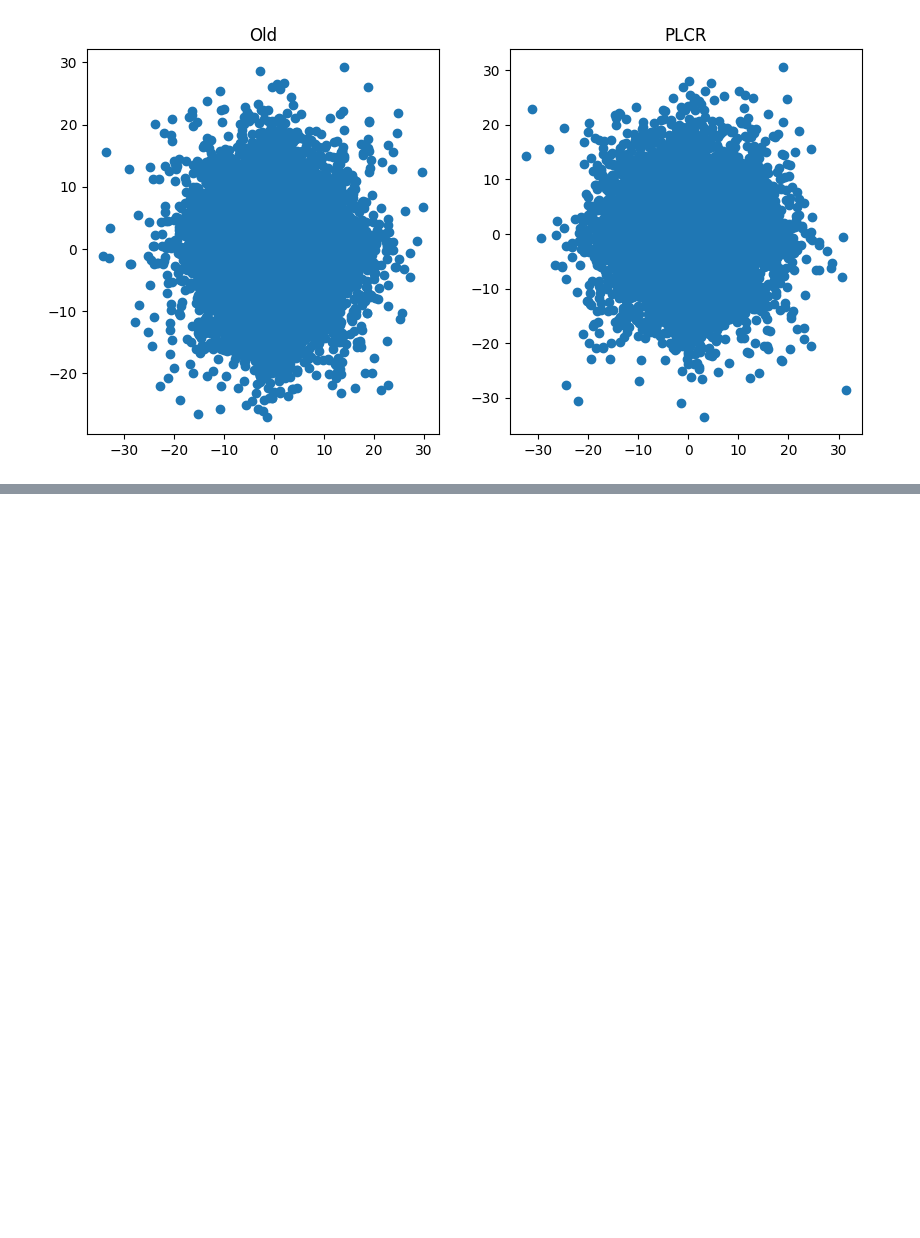
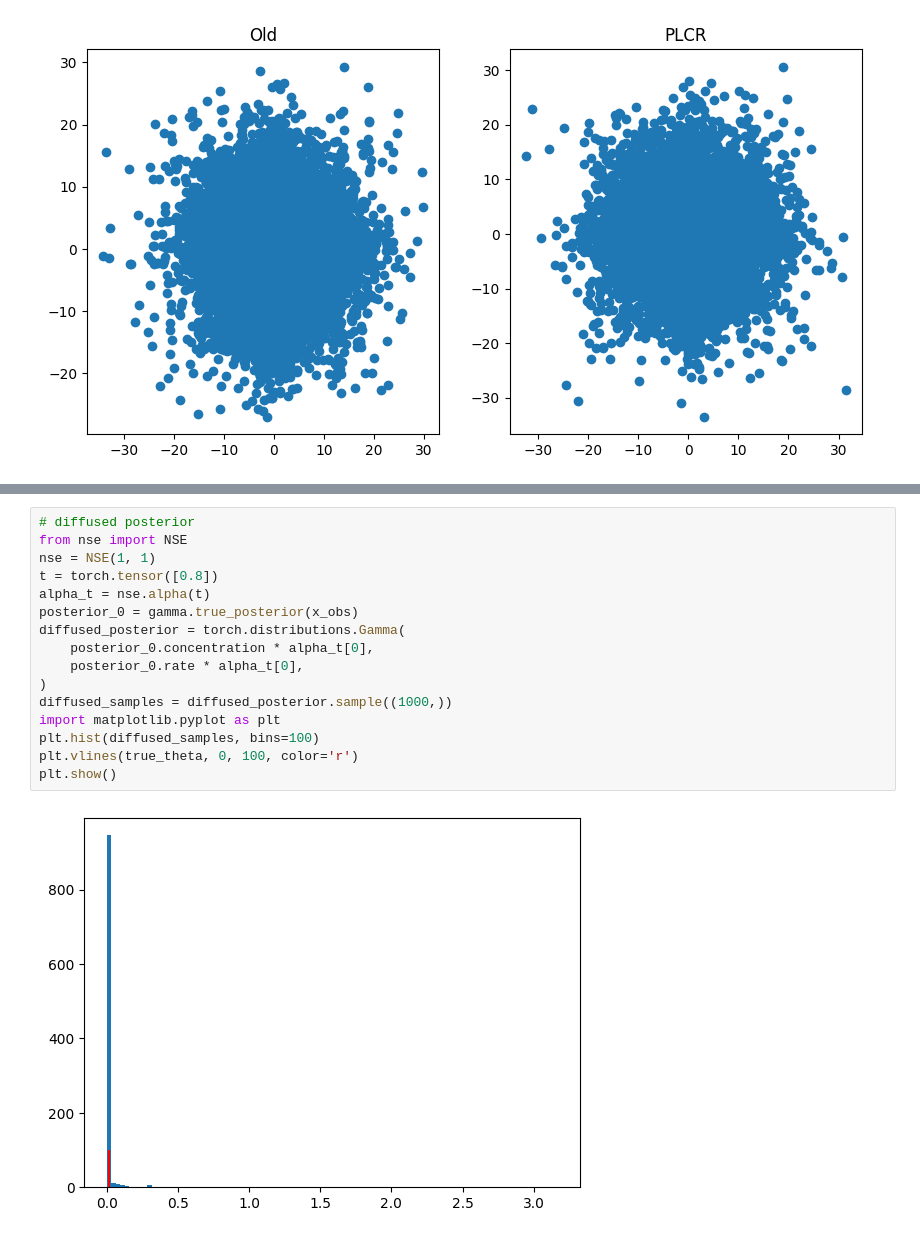
Before and after one commit to JuliaLinhart/diffusions-for-sbi, a Jupyter notebook: notebooks/diffused_priors.ipynb, the cells around one changed output, grey strips where cells are left out. Cells and saved outputs as stored; diff of their text form; blank space fills up the shorter version.

```diff
--- a/notebooks/diffused_priors.ipynb
+++ b/notebooks/diffused_priors.ipynb
@@ -206,0 +238,18 @@ for i in range(7):
+# %%
+# diffused posterior
+from nse import NSE
+nse = NSE(1, 1)
+t = torch.tensor([0.8])
+alpha_t = nse.alpha(t)
+posterior_0 = gamma.true_posterior(x_obs)
+diffused_posterior = torch.distributions.Gamma(
+    posterior_0.concentration * alpha_t[0],
+    posterior_0.rate * alpha_t[0],
+)
+diffused_samples = diffused_posterior.sample((1000,))
+import matplotlib.pyplot as plt
+plt.hist(diffused_samples, bins=100)
+plt.vlines(true_theta, 0, 100, color='r')
+plt.show()
+# %% [output]
+[figure, added]
```
Also changed, not shown: parts of 2 cells of this notebook, 1 other file.
